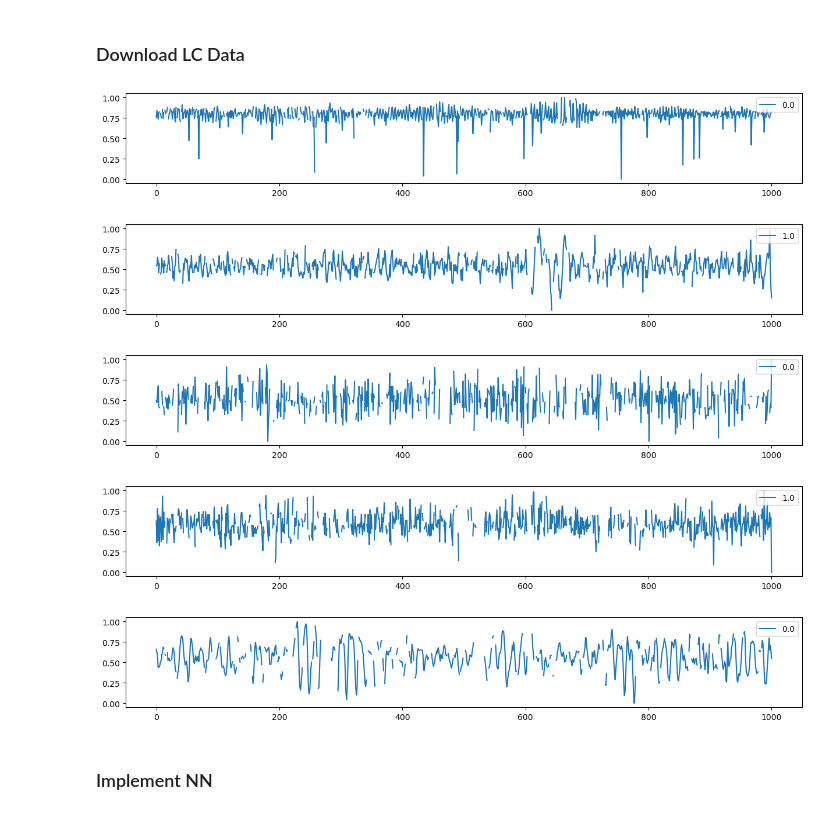
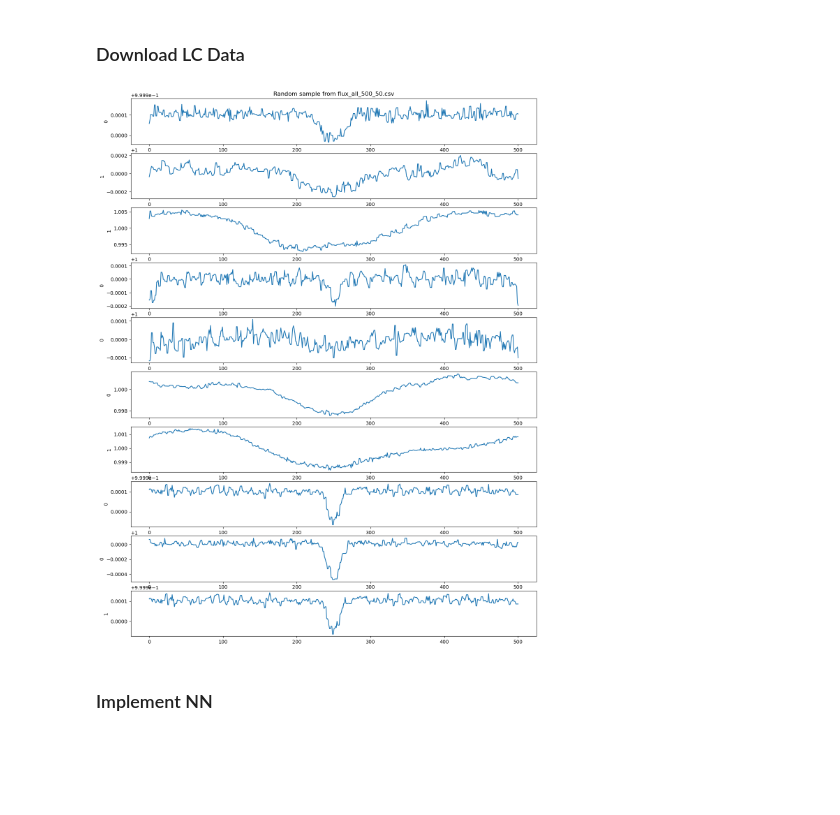
Before and after one commit to ashyo98/transit_classification, a Jupyter notebook: Transits_NN_Notebook.ipynb, the cells around one changed output. Cells and saved outputs as stored; diff of their text form; code cells hidden in the pictures; blank space fills up the shorter version.

```diff
--- a/Transits_NN_Notebook.ipynb
+++ b/Transits_NN_Notebook.ipynb
@@ -32,15 +24,23 @@ utils.collect_curves_tofiles(n_curves, n_timesteps, downsize_method, pct_transit
 # %%
-data = pd.read_csv(f"../Data/flux_200_1000_50.csv", header=None)
-labels = pd.read_csv(f"../Data/labels_200_1000_50.csv", header=None)
-for i in range(5):
+'''
+Download via script to prevent notebook crashing
+'''
+
+folder = 'folded/'
+tag = 'all_500_50'
+
+data = pd.read_csv(f"../Data/{folder}flux_{tag}.csv", header=None)
+labels = pd.read_csv(f"../Data/{folder}labels_{tag}.csv", header=None)
+fig, axs = plt.subplots(10, 1, figsize=(15, 20))
+axs[0].set_title(f'Random sample from flux_{tag}.csv')
+for i in range(10):
     idx = np.random.randint(0, len(labels))
-    fluxnorm = ((data.iloc[idx] - np.nanmin(data.iloc[idx]))/(np.nanmax(data.iloc[idx]) - np.nanmin(data.iloc[idx])))
-    plt.figure(figsize=(15, 2)); plt.plot(np.linspace(0, 1000, 1000), fluxnorm, label=labels.iloc[i][0]); plt.legend(loc='upper right')
+    flux = data.iloc[idx]
+    #fluxnorm = ((data.iloc[idx] - np.nanmin(data.iloc[idx]))/(np.nanmax(data.iloc[idx]) - np.nanmin(data.iloc[idx])))
+    axs[i].plot(np.linspace(0, 500, 500), flux) #label=labels.iloc[i][0]);
+    axs[i].set_ylabel(f'{labels.iloc[i][0]}')
+plt.savefig(f'../test_foldedcurves')
 # %% [output]
-[figure, old version]
+[figure, new version]
-[figure, removed]
-[figure, removed]
-[figure, removed]
-[figure, removed]
 # %% [markdown]
 ### Implement NN
```
Also changed, not shown: parts of 7 cells of this notebook, 1 other file.
